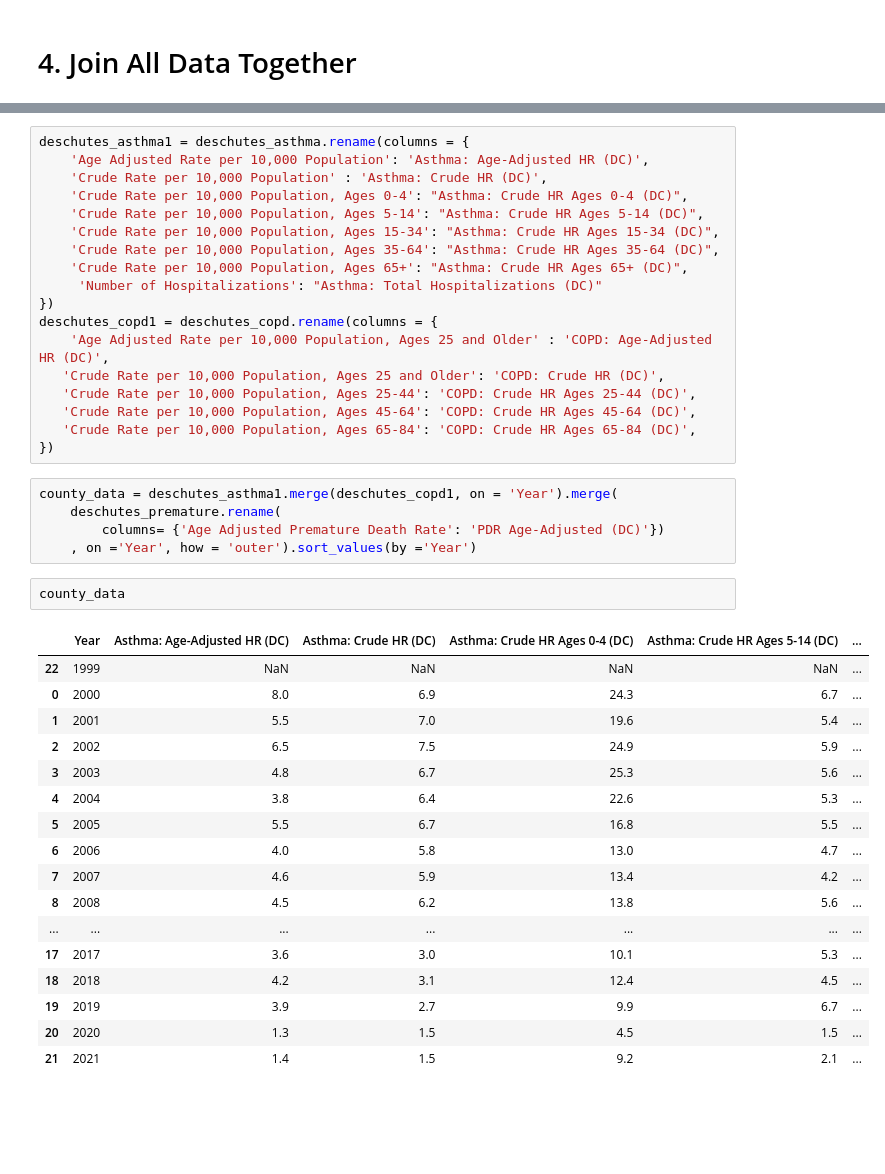
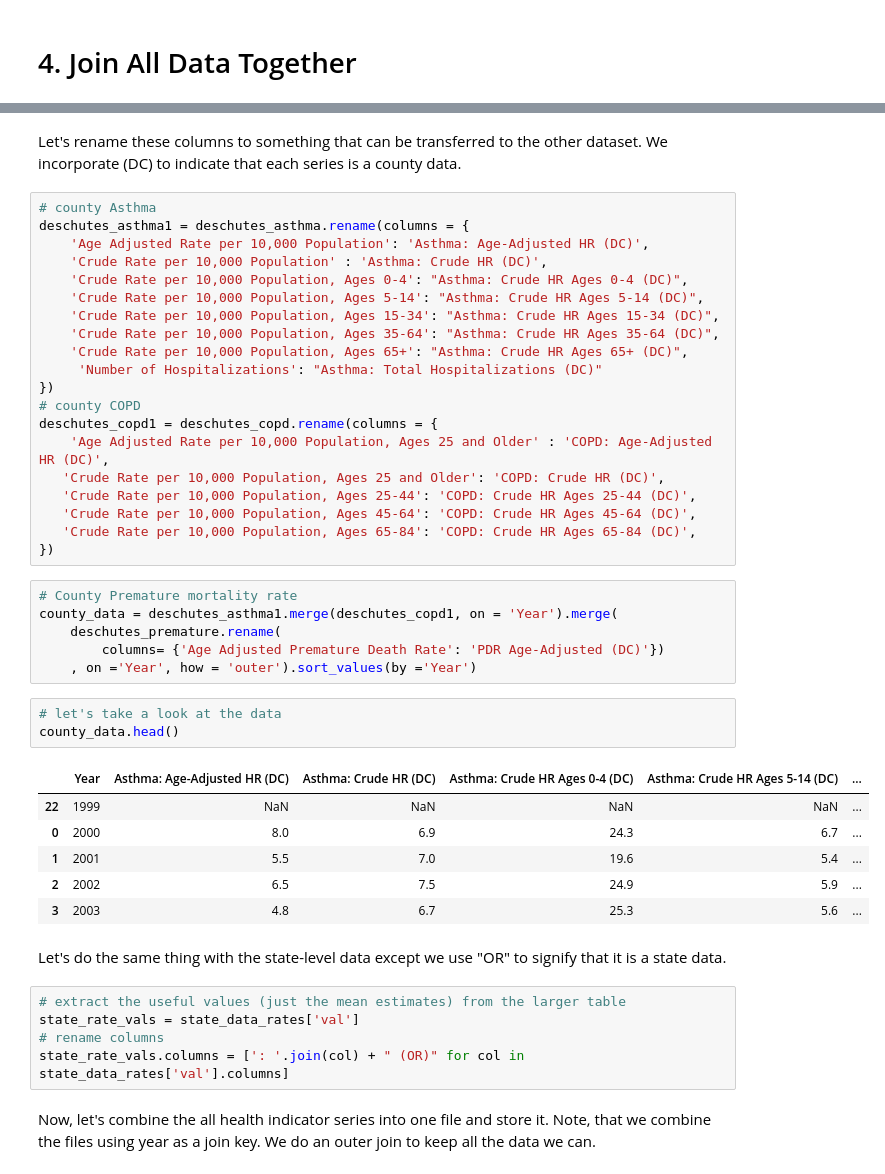
Before and after one commit to yashmanne/Wildfire-Analysis, a Jupyter notebook: Extension-Data_Exploration.ipynb, the cells around one changed output, grey strips where cells are left out. Saved outputs shown, nothing was run; the diff lists cells and outputs as text; blank space fills up the shorter version.

```diff
--- a/Extension-Data_Exploration.ipynb
+++ b/Extension-Data_Exploration.ipynb
@@ -508,4 +579,8 @@ Index(['Year', 'Age Adjusted Rate per 10,000 Population',
+# %% [markdown]
+Let's rename these columns to something that can be transferred to the other dataset.
+We incorporate (DC) to indicate that each series is a county data.
 # %%
+# county Asthma
 deschutes_asthma1 = deschutes_asthma.rename(columns = {
     'Age Adjusted Rate per 10,000 Population': 'Asthma: Age-Adjusted HR (DC)',
     'Crude Rate per 10,000 Population' : 'Asthma: Crude HR (DC)',
@@ -516,6 +591,7 @@ deschutes_asthma1 = deschutes_asthma.rename(columns = {
     'Crude Rate per 10,000 Population, Ages 65+': "Asthma: Crude HR Ages 65+ (DC)",
      'Number of Hospitalizations': "Asthma: Total Hospitalizations (DC)"
 })
+# county COPD
 deschutes_copd1 = deschutes_copd.rename(columns = {
     'Age Adjusted Rate per 10,000 Population, Ages 25 and Older' : 'COPD: Age-Adjusted HR (DC)',
    'Crude Rate per 10,000 Population, Ages 25 and Older': 'COPD: Crude HR (DC)',
@@ -524,28 +600,29 @@ deschutes_copd1 = deschutes_copd.rename(columns = {
    'Crude Rate per 10,000 Population, Ages 65-84': 'COPD: Crude HR Ages 65-84 (DC)',
 })
 # %%
+# County Premature mortality rate
 county_data = deschutes_asthma1.merge(deschutes_copd1, on = 'Year').merge(
     deschutes_premature.rename(
         columns= {'Age Adjusted Premature Death Rate': 'PDR Age-Adjusted (DC)'})
     , on ='Year', how = 'outer').sort_values(by ='Year')
 # %%
-county_data
+# let's take a look at the data
+county_data.head()
 # %% [output]
 |  | Year | Asthma: Age-Adjusted HR (DC) | Asthma: Crude HR (DC) | Asthma: Crude HR Ages 0-4 (DC) | Asthma: Crude HR Ages 5-14 (DC) | ... |
 | 22 | 1999 | NaN | NaN | NaN | NaN | ... |
 | 0 | 2000 | 8.0 | 6.9 | 24.3 | 6.7 | ... |
 | 1 | 2001 | 5.5 | 7.0 | 19.6 | 5.4 | ... |
 | 2 | 2002 | 6.5 | 7.5 | 24.9 | 5.9 | ... |
 | 3 | 2003 | 4.8 | 6.7 | 25.3 | 5.6 | ... |
-| 4 | 2004 | 3.8 | 6.4 | 22.6 | 5.3 | ... |
-| 5 | 2005 | 5.5 | 6.7 | 16.8 | 5.5 | ... |
-| 6 | 2006 | 4.0 | 5.8 | 13.0 | 4.7 | ... |
-| 7 | 2007 | 4.6 | 5.9 | 13.4 | 4.2 | ... |
-| 8 | 2008 | 4.5 | 6.2 | 13.8 | 5.6 | ... |
-| ... | ... | ... | ... | ... | ... | ... |
-| 17 | 2017 | 3.6 | 3.0 | 10.1 | 5.3 | ... |
-| 18 | 2018 | 4.2 | 3.1 | 12.4 | 4.5 | ... |
-| 19 | 2019 | 3.9 | 2.7 | 9.9 | 6.7 | ... |
-| 20 | 2020 | 1.3 | 1.5 | 4.5 | 1.5 | ... |
-| 21 | 2021 | 1.4 | 1.5 | 9.2 | 2.1 | ... |
+# %% [markdown]
+Let's do the same thing with the state-level data except we use "OR" to signify that it is a state data.
+# %%
+# extract the useful values (just the mean estimates) from the larger table
+state_rate_vals = state_data_rates['val']
+# rename columns
+state_rate_vals.columns = [': '.join(col) + " (OR)" for col in state_data_rates['val'].columns]
+# %% [markdown]
+Now, let's combine the all health indicator series into one file and store it.
+Note, that we combine the files using year as a join key. We do an outer join to keep all the data we can.
 # %%
```
Also changed, not shown: parts of 40 cells of this notebook, 12 other files.
